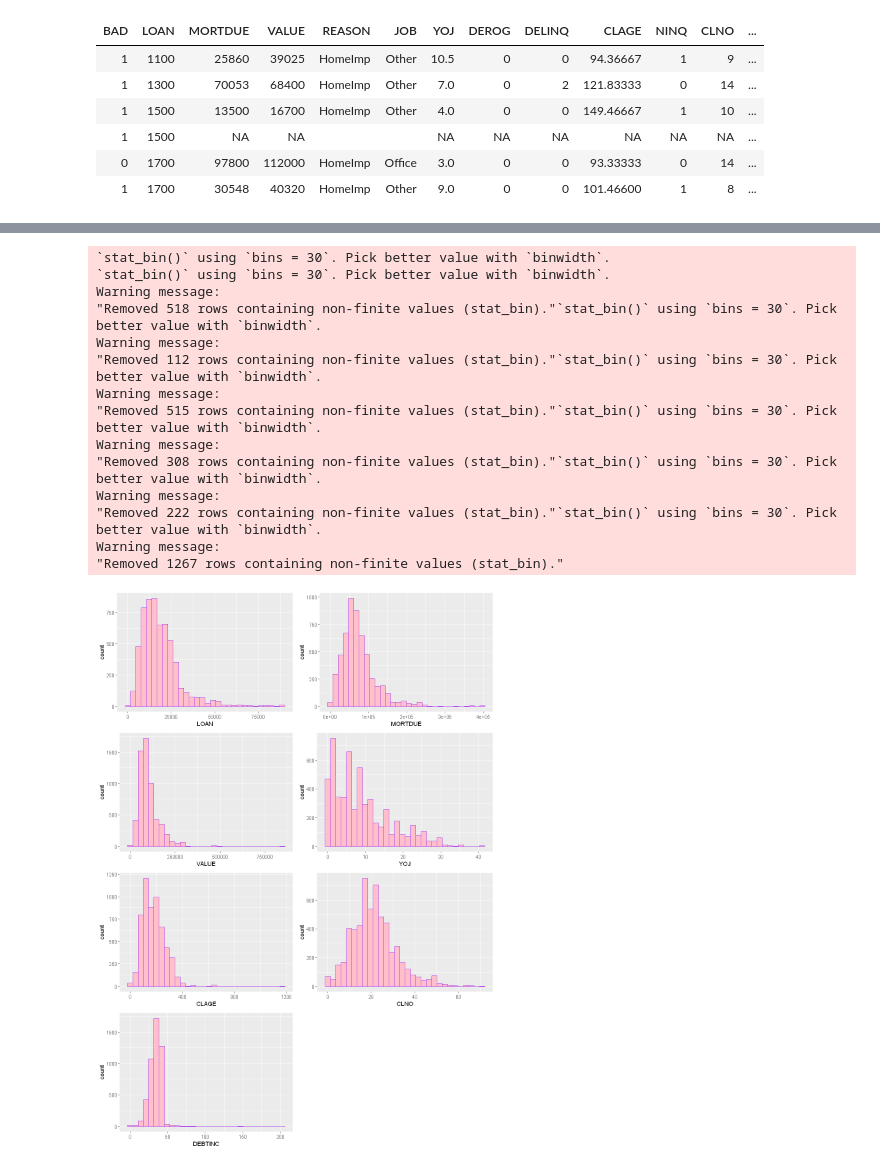
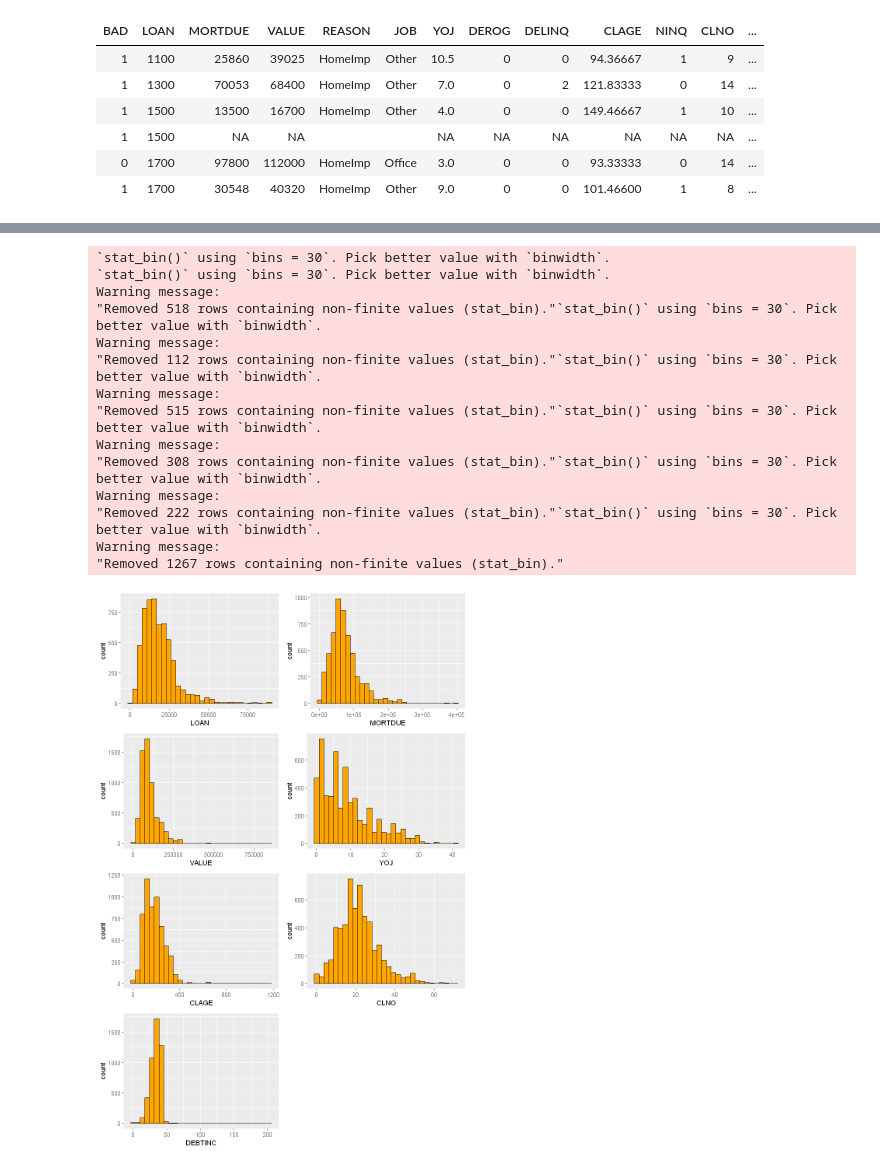
Before and after one commit to Orlogskapten/scoring_R, a Jupyter notebook: first_try.ipynb, the cells around one changed output, grey strips where cells are left out. Drawn from its saved outputs; the diff is of its cells as text; code cells hidden in the pictures.

```diff
--- a/first_try.ipynb
+++ b/first_try.ipynb
@@ -86,30 +85,40 @@ str(data_n)
  $ CLNO   : int  9 14 10 NA 14 8 17 8 12 13 ...
  $ DEBTINC: num  NA NA NA NA NA ...
 # %%
-fig <- function(width, heigth){
-     options(repr.plot.width= width, repr.plot.height= heigth)
-}
-
-bar_freq= function(data, variable_name){
+bar_freq= function(data, variable_name, color= "orange"){
     ploted= ggplot2::ggplot(as.data.frame(data)
                             , ggplot2::aes(data[, c(variable_name)])
                             , na.rm= T
                            ) +
-    ggplot2::geom_bar(color= "purple", fill= "pink") +
+    ggplot2::geom_bar(color= "black", fill= color) +
+    ggplot2::geom_text(ggplot2::aes(label = sprintf("%.2f%%", percent)), hjust = 0.01,vjust = -0.5, size =3)+
 #     ggplot2::ggtitle(variable_name) +
     ggplot2::xlab(variable_name)
 #   print(ploted)
 }
 
 # par(mfrow=c(3, 2))
-fig(10, 12)
+fig(8, 10)
 # for (x in seq(1, length(quat)))
 #     bar_freq(data_q, quat[x], x)
-plot1= bar_freq(data_q, quat[1])
-plot2= bar_freq(data_q, quat[2])
-plot3= bar_freq(data_q, quat[3])
-plot4= bar_freq(data_q, quat[4])
-plot5= bar_freq(data_q, quat[5])
-plot6= bar_freq(data_q, quat[6])
+# plot1= bar_freq(data_q, quat[1])
+# plot2= bar_freq(data_q, quat[2])
+# plot3= bar_freq(data_q, quat[3])
+# plot4= bar_freq(data_q, quat[4])
+# plot5= bar_freq(data_q, quat[5])
+# plot6= bar_freq(data_q, quat[6])
 
-grid.arrange(plot1, plot2, plot3, plot4, plot5, plot6, ncol=2, nrow= 3)
+# grid.arrange(plot1, plot2, plot3, plot4, plot5, plot6, ncol=2, nrow= 3)
+fig(3, 4)
+# g= bar_freq(data_q, quat[1])
+data_2= data
+data_2$BAD= factor(data$BAD)
+g= data_2 %>%
+  group_by(BAD) %>%
+  summarise(Count = n())%>%
+  mutate(percent = prop.table(Count)*100)%>%
+  ggplot2::ggplot(ggplot2::aes(reorder(BAD, -percent), percent), fill = BAD)+
+  ggplot2::geom_col(fill = c("darkgreen", "darkred"))+
+  ggplot2::geom_text(ggplot2::aes(label = sprintf("%.2f%%", percent)), hjust = 0.01,vjust = -0.5, size =3)+
+  ggplot2::ggtitle("BAD Percent")
+ggplot2::ggsave("images/dist_cible.png", g, width= 3, height= 4)
@@ -122,40 +125,40 @@ Warning message:
 # %%
-box_plot= function(data, variable_name){
+box_plot= function(data, variable_name, color= "orange"){
     ploted= ggplot2::ggplot(as.data.frame(data)
                             , ggplot2::aes(x= data[, c(variable_name)])
                             , na.rm= T
                            ) +
-    ggplot2::geom_histogram(col= "purple", fill= "pink") +
+    ggplot2::geom_histogram(col= "black", fill= color) +
 #     ggplot2::ggtitle(variable_name) +
     ggplot2::xlab(variable_name)
 #   print(ploted)
 }
 
-fig(10, 14)
+fig(8, 12)
 
 plot1= box_plot(data_n, num[1])
 plot2= box_plot(data_n, num[2])
 plot3= box_plot(data_n, num[3])
 plot4= box_plot(data_n, num[4])
 plot5= box_plot(data_n, num[5])
 plot6= box_plot(data_n, num[6])
 plot7= box_plot(data_n, num[7])
 
 
 grid.arrange(plot1, plot2, plot3, plot4, plot5, plot6, plot7, ncol=2, nrow= 4)
 # %% [output]
 `stat_bin()` using `bins = 30`. Pick better value with `binwidth`.
 `stat_bin()` using `bins = 30`. Pick better value with `binwidth`.
 Warning message:
 "Removed 518 rows containing non-finite values (stat_bin)."`stat_bin()` using `bins = 30`. Pick better value with `binwidth`.
 Warning message:
 "Removed 112 rows containing non-finite values (stat_bin)."`stat_bin()` using `bins = 30`. Pick better value with `binwidth`.
 Warning message:
 "Removed 515 rows containing non-finite values (stat_bin)."`stat_bin()` using `bins = 30`. Pick better value with `binwidth`.
 Warning message:
 "Removed 308 rows containing non-finite values (stat_bin)."`stat_bin()` using `bins = 30`. Pick better value with `binwidth`.
 Warning message:
 "Removed 222 rows containing non-finite values (stat_bin)."`stat_bin()` using `bins = 30`. Pick better value with `binwidth`.
 Warning message:
 "Removed 1267 rows containing non-finite values (stat_bin)."
-[figure, old version]
+[figure, new version]
```
Also changed, not shown: parts of 11 cells of this notebook, 6 other files.
